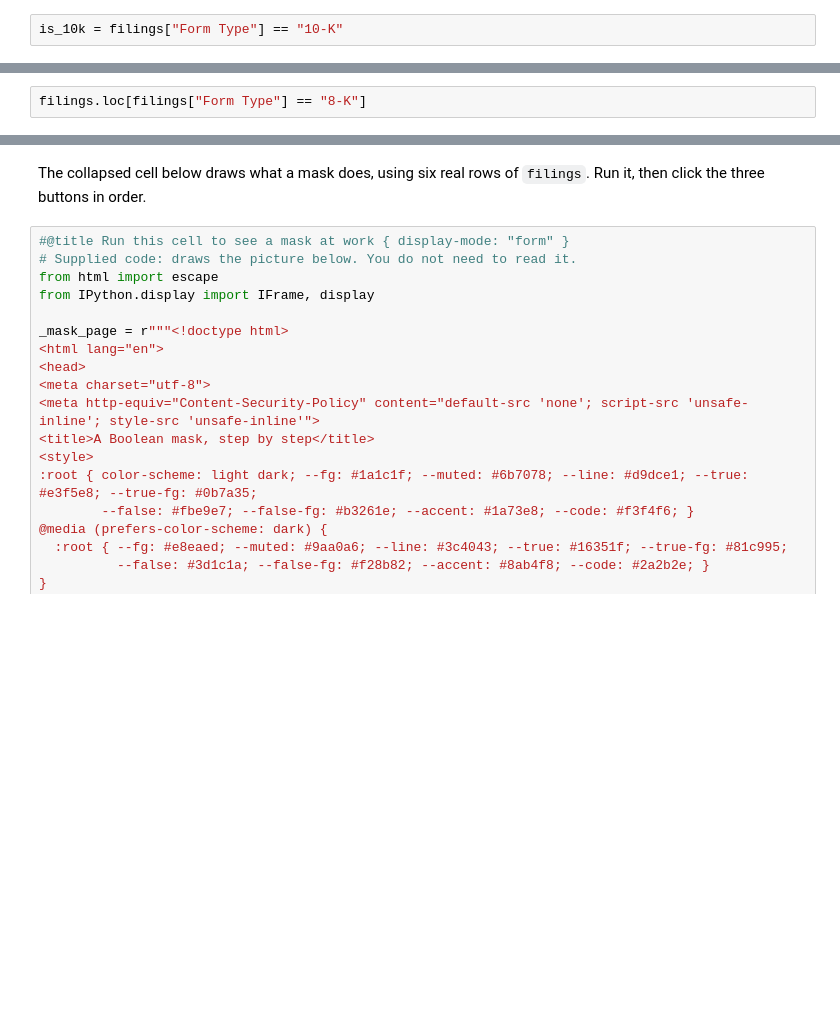
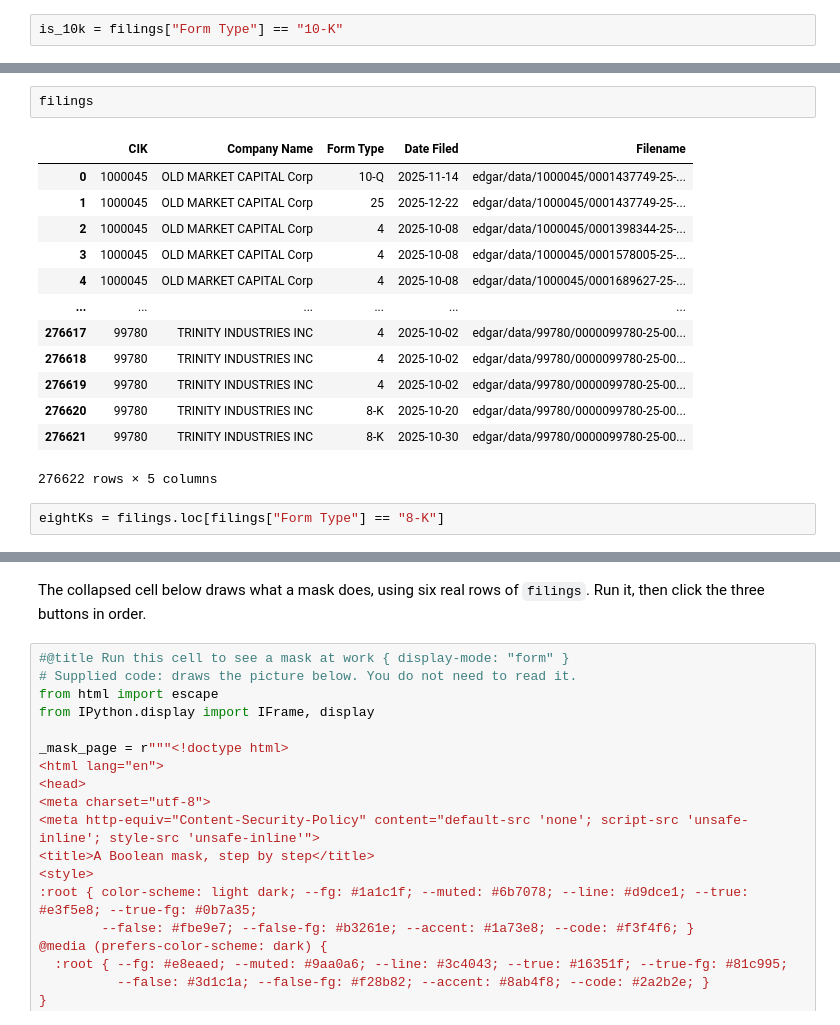
Before and after one commit to njhallman/acc380k-fall-2026, a Jupyter notebook: notebooks/notebook-08/12-30-section.ipynb, the cells around one changed output, grey strips where cells are left out. Saved outputs shown, nothing was run; the diff lists cells and outputs as text; blank space fills up the shorter version.

```diff
--- a/notebooks/notebook-08/12-30-section.ipynb
+++ b/notebooks/notebook-08/12-30-section.ipynb
@@ -382,2 +602,18 @@ is_10k = filings["Form Type"] == "10-K"
+# %%
+filings
+# %% [output]
+|  | CIK | Company Name | Form Type | Date Filed | Filename |
+| 0 | 1000045 | OLD MARKET CAPITAL Corp | 10-Q | 2025-11-14 | edgar/data/1000045/0001437749-25-... |
+| 1 | 1000045 | OLD MARKET CAPITAL Corp | 25 | 2025-12-22 | edgar/data/1000045/0001437749-25-... |
+| 2 | 1000045 | OLD MARKET CAPITAL Corp | 4 | 2025-10-08 | edgar/data/1000045/0001398344-25-... |
+| 3 | 1000045 | OLD MARKET CAPITAL Corp | 4 | 2025-10-08 | edgar/data/1000045/0001578005-25-... |
+| 4 | 1000045 | OLD MARKET CAPITAL Corp | 4 | 2025-10-08 | edgar/data/1000045/0001689627-25-... |
+| ... | ... | ... | ... | ... | ... |
+| 276617 | 99780 | TRINITY INDUSTRIES INC | 4 | 2025-10-02 | edgar/data/99780/0000099780-25-00... |
+| 276618 | 99780 | TRINITY INDUSTRIES INC | 4 | 2025-10-02 | edgar/data/99780/0000099780-25-00... |
+| 276619 | 99780 | TRINITY INDUSTRIES INC | 4 | 2025-10-02 | edgar/data/99780/0000099780-25-00... |
+| 276620 | 99780 | TRINITY INDUSTRIES INC | 8-K | 2025-10-20 | edgar/data/99780/0000099780-25-00... |
+| 276621 | 99780 | TRINITY INDUSTRIES INC | 8-K | 2025-10-30 | edgar/data/99780/0000099780-25-00... |
+276622 rows × 5 columns
 # %%
-filings.loc[filings["Form Type"] == "8-K"]
+eightKs = filings.loc[filings["Form Type"] == "8-K"]
```
Also changed, not shown: parts of 46 cells of this notebook.
